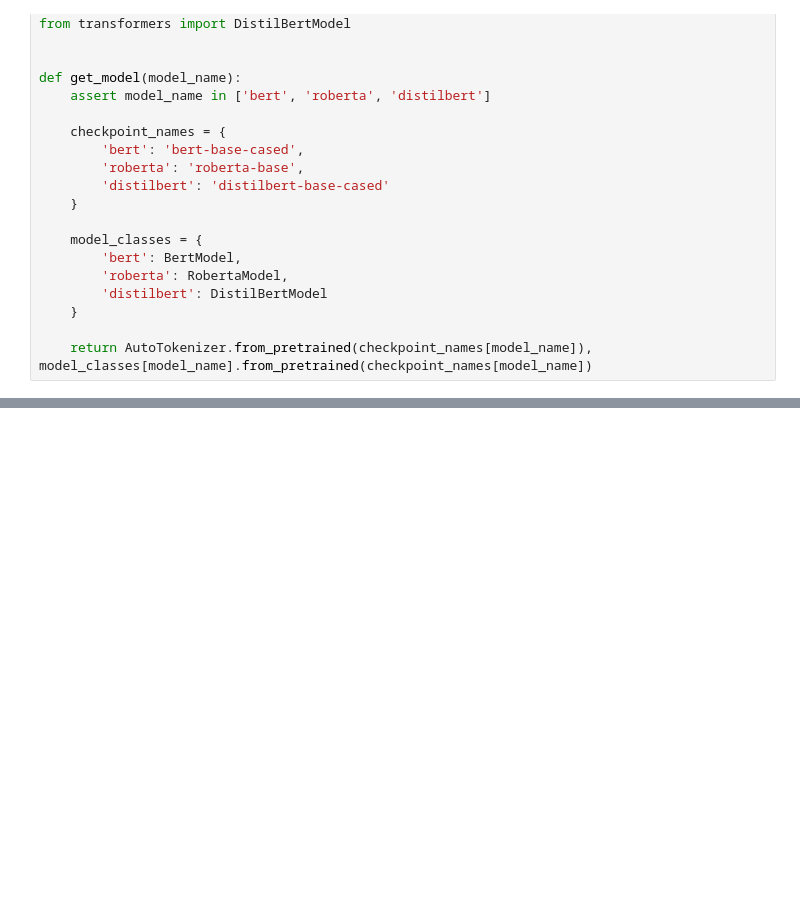
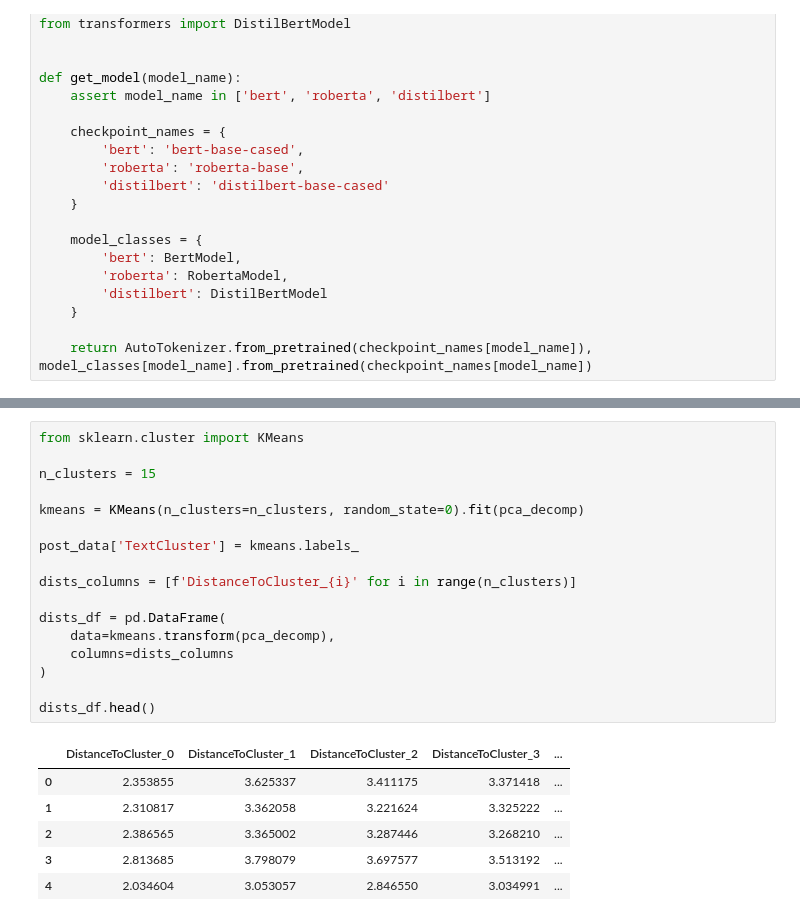
Before and after one commit to MihailovAlex/recommendation_of_posts_for_users, a Jupyter notebook: data_analysis/model_analysis_v2.ipynb, the cells around one changed output, grey strips where cells are left out. Drawn from its saved outputs; the diff is of its cells as text; blank space fills up the shorter version.

```diff
--- a/data_analysis/model_analysis_v2.ipynb
+++ b/data_analysis/model_analysis_v2.ipynb
@@ -65,0 +163,24 @@ model = DistilBertModel.from_pretrained(model_name)
+# %%
+from sklearn.cluster import KMeans
+
+n_clusters = 15
+
+kmeans = KMeans(n_clusters=n_clusters, random_state=0).fit(pca_decomp)
+
+post_data['TextCluster'] = kmeans.labels_
+
+dists_columns = [f'DistanceToCluster_{i}' for i in range(n_clusters)]
+
+dists_df = pd.DataFrame(
+    data=kmeans.transform(pca_decomp),
+    columns=dists_columns
+)
+
+dists_df.head()
+# %% [output]
+|  | DistanceToCluster_0 | DistanceToCluster_1 | DistanceToCluster_2 | DistanceToCluster_3 | ... |
+| 0 | 2.353855 | 3.625337 | 3.411175 | 3.371418 | ... |
+| 1 | 2.310817 | 3.362058 | 3.221624 | 3.325222 | ... |
+| 2 | 2.386565 | 3.365002 | 3.287446 | 3.268210 | ... |
+| 3 | 2.813685 | 3.798079 | 3.697577 | 3.513192 | ... |
+| 4 | 2.034604 | 3.053057 | 2.846550 | 3.034991 | ... |
```
Also changed, not shown: parts of 30 cells of this notebook, 2 other files.
